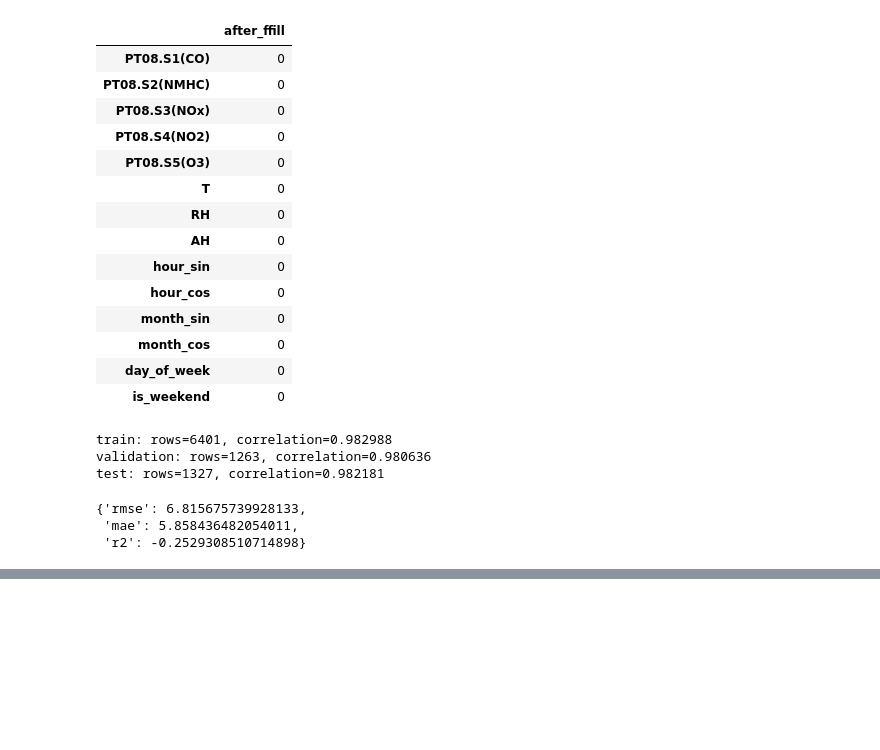
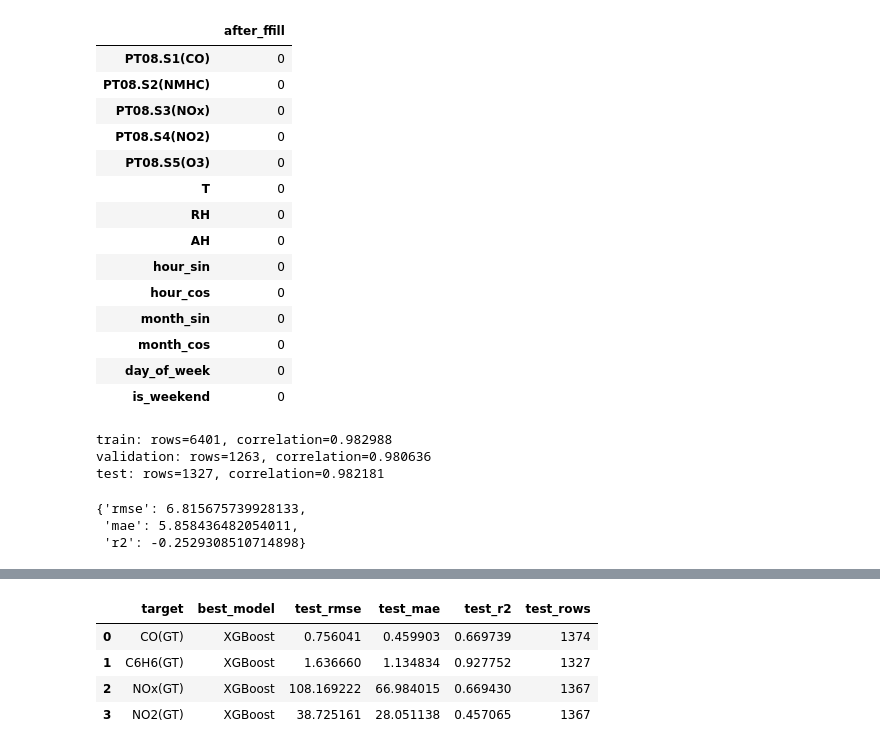
Before and after one commit to AkmalFazli27/air-quality-estimation, a Jupyter notebook: notebooks/modeling.ipynb, the cells around one changed output, grey strips where cells are left out. Saved outputs shown, nothing was run; the diff lists cells and outputs as text; code cells hidden in the pictures; blank space fills up the shorter version.

Commit message:
feat: add ablation test without PT08.S2(NMHC)

```diff
--- a/notebooks/modeling.ipynb
+++ b/notebooks/modeling.ipynb
@@ -36,6 +36,12 @@ feature_columns = [
     "day_of_week", "is_weekend",
 ]
 
+feature_columns_without_nmHC = [
+    column
+    for column in feature_columns
+    if column != "PT08.S2(NMHC)"
+]
+
 target_columns = ["CO(GT)", "C6H6(GT)", "NOx(GT)", "NO2(GT)"]
 # %%
 split_lengths = {
@@ -198,15 +204,15 @@ validation_results = []
 best_models = {}
 validation_predictions = {}
 
-def valid_target_data(features, frame, target):
+def valid_target_data(features, frame, target, selected_features):
     mask = frame[target].notna()
-    X = features.loc[mask, feature_columns].copy()
+    X = features.loc[mask, selected_features].copy()
     y = frame.loc[mask, target].copy()
     return X, y
 # %%
 for target in target_columns:
-    X_train, y_train = valid_target_data(X_train_filled, train_df, target)
-    X_validation, y_validation = valid_target_data(X_validation_filled, val_df, target)
+    X_train, y_train = valid_target_data(X_train_filled, train_df, target, feature_columns_without_nmHC)
+    X_validation, y_validation = valid_target_data(X_validation_filled, val_df, target, feature_columns_without_nmHC)
 
     for model_name, (pipeline, parameter_space) in make_searches().items():
         search_class = GridSearchCV if model_name == "Ridge" else RandomizedSearchCV
@@ -264,38 +276,47 @@ for target in target_columns:
     test_mask = test_df[target].notna()
 
     X_train_valid = pd.concat([
-        X_train_filled.loc[train_mask, feature_columns],
-        X_validation_filled.loc[validation_mask, feature_columns],
+        X_train_filled.loc[train_mask, feature_columns_without_nmHC],
+        X_validation_filled.loc[validation_mask, feature_columns_without_nmHC],
     ], ignore_index=True)
     y_train_valid = pd.concat([
         train_df.loc[train_mask, target],
         val_df.loc[validation_mask, target],
     ], ignore_index=True)
-    X_test_target = X_test_filled.loc[test_mask, feature_columns]
+    X_test_target = X_test_filled.loc[
+        test_mask,
+        feature_columns_without_nmHC,
+    ].reset_index(drop=True)
     y_test_target = test_df.loc[test_mask, target].reset_index(drop=True)
 
     selected_row = best_rows.loc[best_rows["target"] == target].iloc[0]
     selected_model_name = selected_row["model"]
     selected_search = selected_models[target]
 
     final_pipeline = clone(selected_search.best_estimator_)
     final_pipeline.fit(X_train_valid, y_train_valid)
     test_pred = final_pipeline.predict(X_test_target)
     metrics = regression_metrics(y_test_target, test_pred)
     final_results.append(
         {
             "target": target,
             "best_model": selected_model_name,
             "test_rmse": metrics["rmse"],
             "test_mae": metrics["mae"],
             "test_r2": metrics["r2"],
             "test_rows": len(y_test_target),
         }
     )
     final_predictions[target] = (y_test_target.copy(), test_pred)
 
 final_results_df = pd.DataFrame(final_results)
 final_results_df
+# %% [output]
+|  | target | best_model | test_rmse | test_mae | test_r2 | test_rows |
+| 0 | CO(GT) | XGBoost | 0.756041 | 0.459903 | 0.669739 | 1374 |
+| 1 | C6H6(GT) | XGBoost | 1.636660 | 1.134834 | 0.927752 | 1327 |
+| 2 | NOx(GT) | XGBoost | 108.169222 | 66.984015 | 0.669430 | 1367 |
+| 3 | NO2(GT) | XGBoost | 38.725161 | 28.051138 | 0.457065 | 1367 |
 # %%
 fig, axes = plt.subplots(2, 2, figsize=(12, 10))
 for axis, target in zip(axes.ravel(), target_columns):
```
Also changed, not shown: parts of 3 cells of this notebook.
